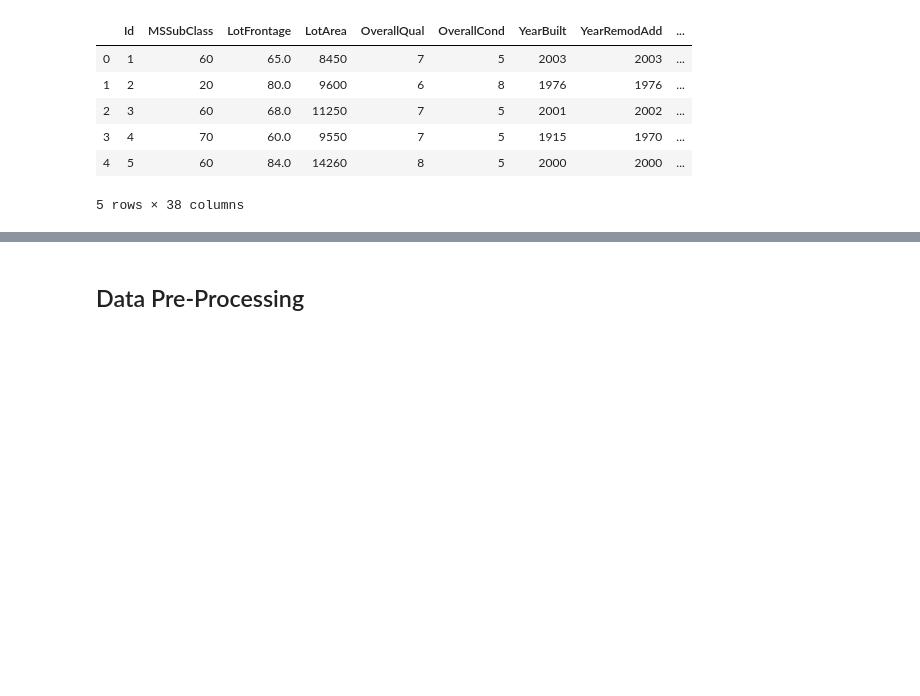
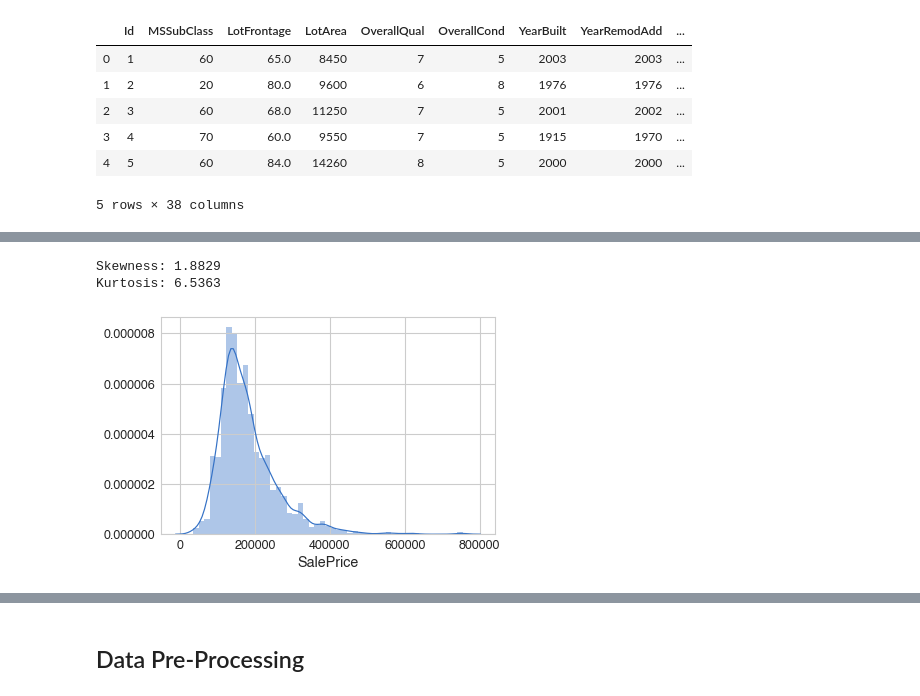
Before and after one commit to chelseanbr/house_prices, a Jupyter notebook: house_prices_eda_ml.ipynb, the cells around one changed output, grey strips where cells are left out. Drawn from its saved outputs; the diff is of its cells as text; code cells hidden in the pictures; blank space fills up the shorter version.

```diff
--- a/house_prices_eda_ml.ipynb
+++ b/house_prices_eda_ml.ipynb
@@ -216,0 +264,7 @@ train_df[num_cols].head()
+# %%
+# histogram
+hlp.plot_hist(train_df, target_col)
+# %% [output]
+Skewness: 1.8829
+Kurtosis: 6.5363
+[figure, added]
```
Also changed, not shown: parts of 93 cells of this notebook, 5 other files.
